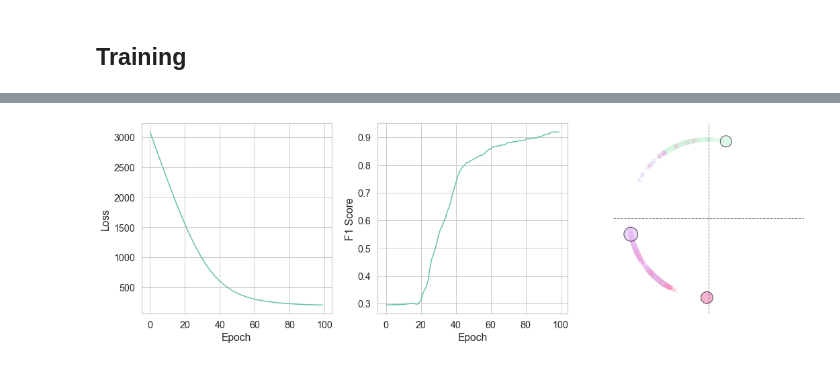
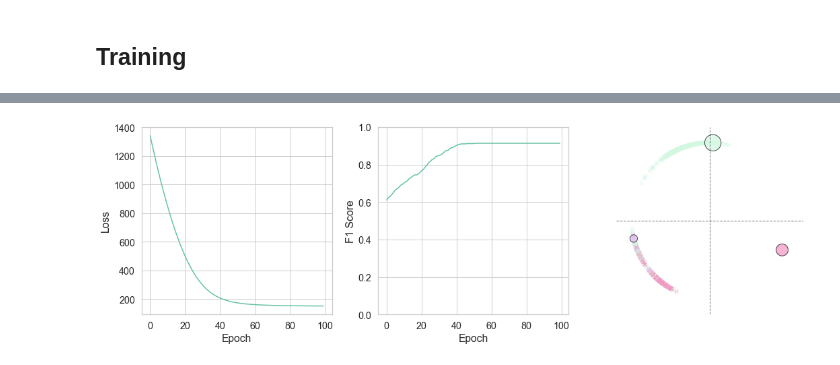
Before and after one commit to ericdaat/SiMCa, a Jupyter notebook: notebooks/model_implicit.ipynb, the cells around one changed output, grey strips where cells are left out. Saved outputs shown, nothing was run; the diff lists cells and outputs as text; code cells hidden in the pictures.

```diff
--- a/notebooks/model_implicit.ipynb
+++ b/notebooks/model_implicit.ipynb
@@ -152,9 +152,12 @@ model = ModelOT(
     train_user_embeddings=False
 )
 
+a = torch.ones(toy.n_users)
+b = torch.FloatTensor(toy.items_capacities).view(-1)
+
 sinkhorn_loss = SinkhornLoss(
-    a=torch.ones(toy.n_users),
-    b=torch.FloatTensor(toy.items_capacities).view(-1),
+    a=a,
+    b=b,
     epsilon=0.1,
     solver=sinkhorn,
     n_iter=100
@@ -179,8 +182,11 @@ for epoch in range(100):
     loss.backward()
     optimizer.step()
 
+    with torch.no_grad():
+        P = sinkhorn(M, a, b, 0.1, 100)
+
     # Predictions
-    y_pred = assign_with_lap(M, toy.items_capacities)
+    y_pred = assign_with_lap(P, toy.items_capacities)
     f1 = f1_score(y_true=toy.y_true_tensor, y_pred=y_pred, average="macro")
 
     # Print stats
@@ -210,31 +216,32 @@ fig, axs = plt.subplots(nrows=1, ncols=3, figsize=(15, 5))
 # Loss
 sns.lineplot(
     x=range(100),
     y=[s[0] for s in  stats],
     ax=axs[0]
 )
 axs[0].set_xlabel("Epoch")
 axs[0].set_ylabel("Loss")
 
 # F1 Score
 sns.lineplot(
     x=range(100),
     y=[s[1] for s in  stats],
     ax=axs[1]
 )
+axs[1].set_ylim(0, 1)
 axs[1].set_xlabel("Epoch")
 axs[1].set_ylabel("F1 Score")
 
 # Embeddings
 viz.plot_embeddings(
     users_features=model.user_embeddings.weight,
     items_features=model.item_embeddings.weight,
     items_capacities=toy.items_capacities,
     y_pred=y_pred,
     ax=axs[2]
 )
 
 plt.tight_layout()
 plt.show()
 # %% [output]
-[figure, old version]
+[figure, new version]
```
Also changed, not shown: parts of 2 cells of this notebook, 1 other file.
